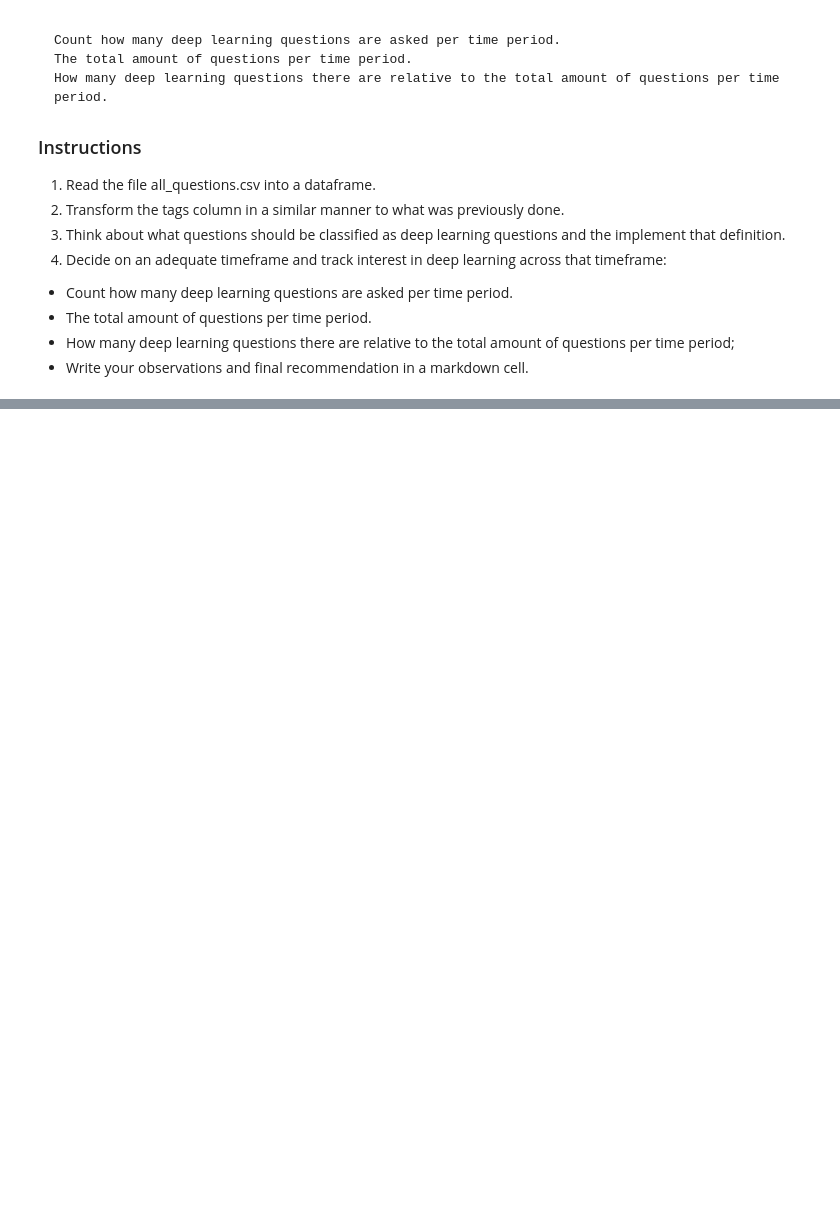
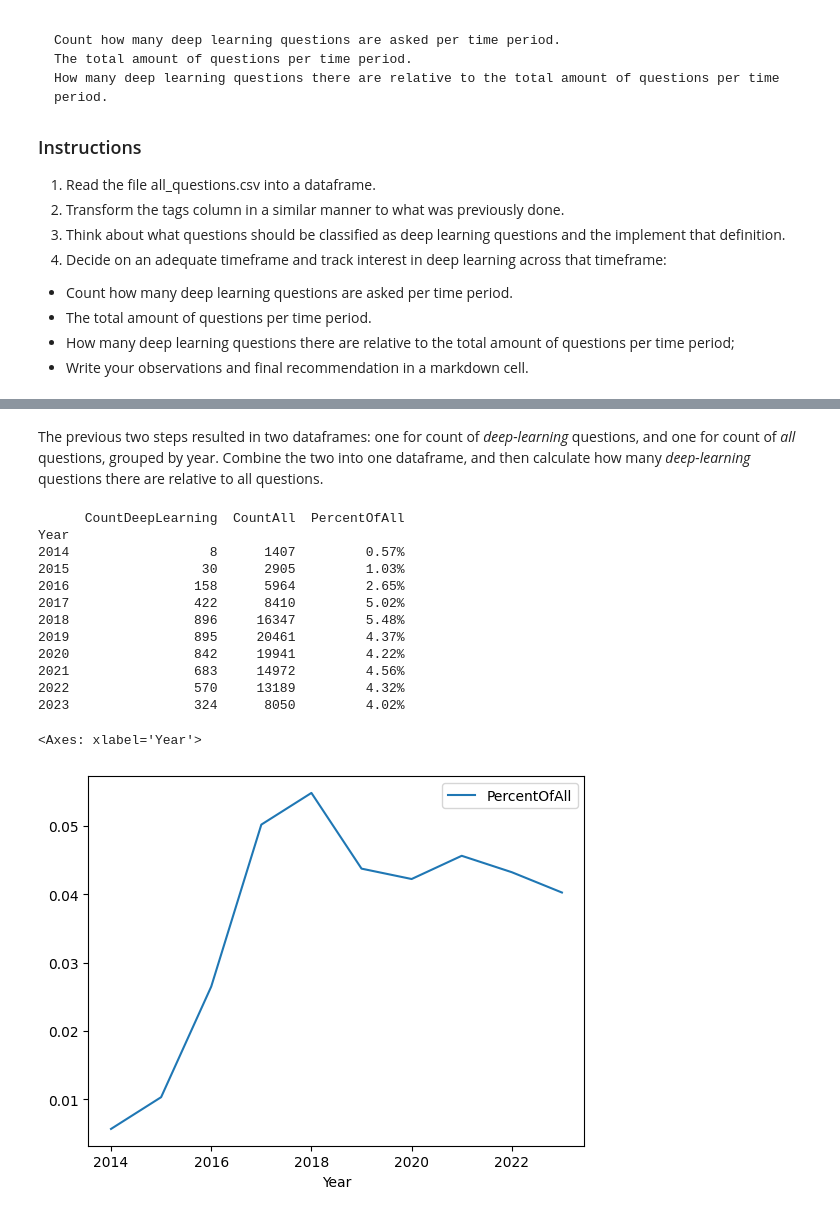
Before and after one commit to skillspark/learn-data-analysis, a Jupyter notebook: StackExchange.ipynb, the cells around one changed output, grey strips where cells are left out. Cells and saved outputs as stored; diff of their text form; code cells hidden in the pictures; blank space fills up the shorter version.

```diff
--- a/StackExchange.ipynb
+++ b/StackExchange.ipynb
@@ -538,0 +542,4 @@ Our work allowed us to conclude that deep learning is the most popular topic rig
+# %%
+qs['Year'] = qs['CreationDate'].dt.year
+qs_deep = qs[qs['Tags']=="deep-learning"]
+qs_deep.head()
@@ -538,0 +555,3 @@ Our work allowed us to conclude that deep learning is the most popular topic rig
+# %%
+count_qs_deep_by_year = qs_deep.groupby('Year').agg(Count=('Tags', 'size'))
+count_qs_deep_by_year
@@ -538,0 +573,3 @@ Our work allowed us to conclude that deep learning is the most popular topic rig
+# %%
+count_qs_by_year = qs.groupby('Year').agg(Count=('Tags', 'size'))
+count_qs_by_year
@@ -538,0 +589,33 @@ Our work allowed us to conclude that deep learning is the most popular topic rig
+# %% [markdown]
+The previous two steps resulted in two dataframes: one for count of *deep-learning* questions, and one for count of *all* questions, grouped by year.
+Combine the two into one dataframe, and then calculate how many *deep-learning* questions there are relative to all questions.
+# %%
+# merged dataframe containing the deep-learning questions and all questions counts by year
+qs_deep_vs_all = count_qs_deep_by_year.merge(count_qs_by_year, how='left', left_index=True, right_index=True, suffixes=('DeepLearning', 'All'))
+
+# add a column to show count of deep-learning questions relative to count of all questions by year
+qs_deep_vs_all['PercentOfAll'] = qs_deep_vs_all['CountDeepLearning'] / qs_deep_vs_all['CountAll']
+
+# format the new float column as percentage rounded off to two decimal places
+pd.options.display.float_format = '{:.2%}'.format
+
+# preview the datframe in numbers
+print(qs_deep_vs_all)
+
+# show the data as a line chart
+qs_deep_vs_all.plot.line(y='PercentOfAll')
+# %% [output]
+      CountDeepLearning  CountAll  PercentOfAll
+Year
+2014                  8      1407         0.57%
+2015                 30      2905         1.03%
+2016                158      5964         2.65%
+2017                422      8410         5.02%
+2018                896     16347         5.48%
+2019                895     20461         4.37%
+2020                842     19941         4.22%
+2021                683     14972         4.56%
+2022                570     13189         4.32%
+2023                324      8050         4.02%
+<Axes: xlabel='Year'>
+[figure, added]
```
Also changed, not shown: parts of 17 cells of this notebook.
